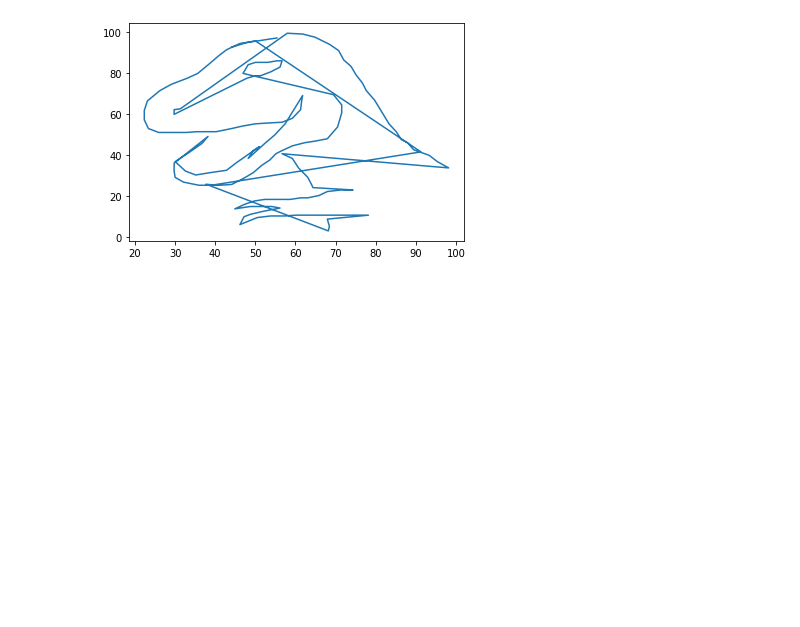
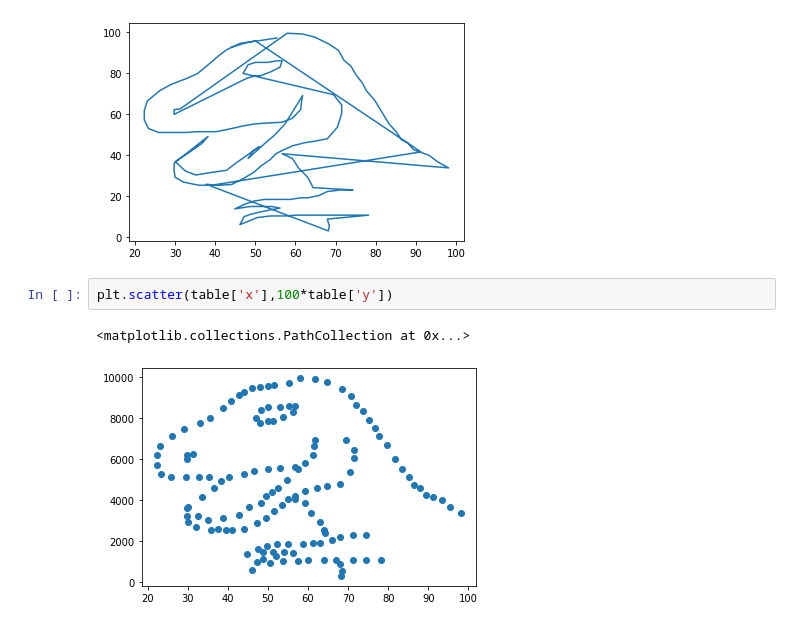
Before and after one commit to ChakritKammason/DPDM, a Jupyter notebook: Deta101.ipynb, the cells around one changed output. Saved outputs shown, nothing was run; the diff lists cells and outputs as text; blank space fills up the shorter version.

```diff
--- a/Deta101.ipynb
+++ b/Deta101.ipynb
@@ -150,3 +150,8 @@ plt.plot(table['x'],table['y'])
 # %% [output]
 [<matplotlib.lines.Line2D at 0x...>]
 [figure]
+# %%
+plt.scatter(table['x'],100*table['y'])
+# %% [output]
+<matplotlib.collections.PathCollection at 0x...>
+[figure, added]
```
Also changed, not shown: parts of 32 cells of this notebook.
